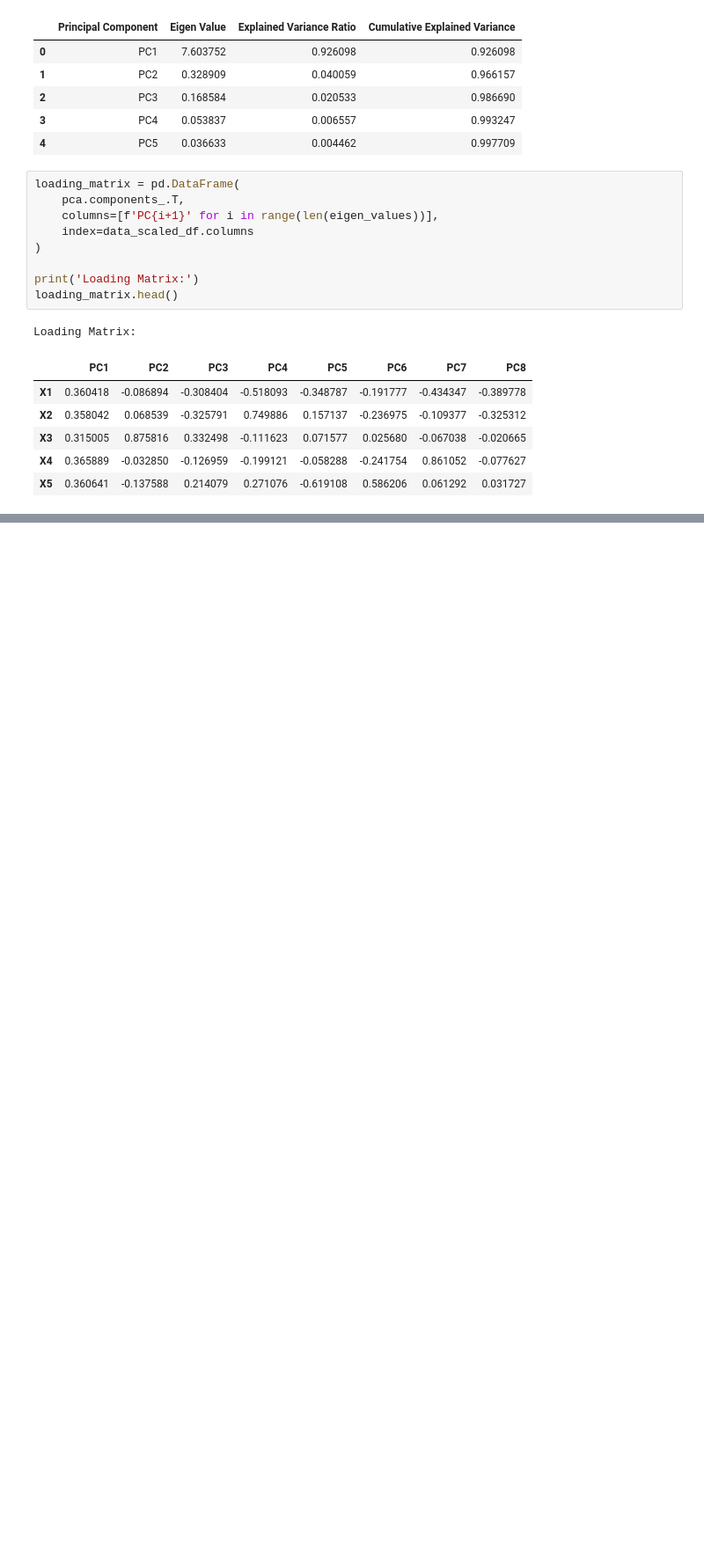
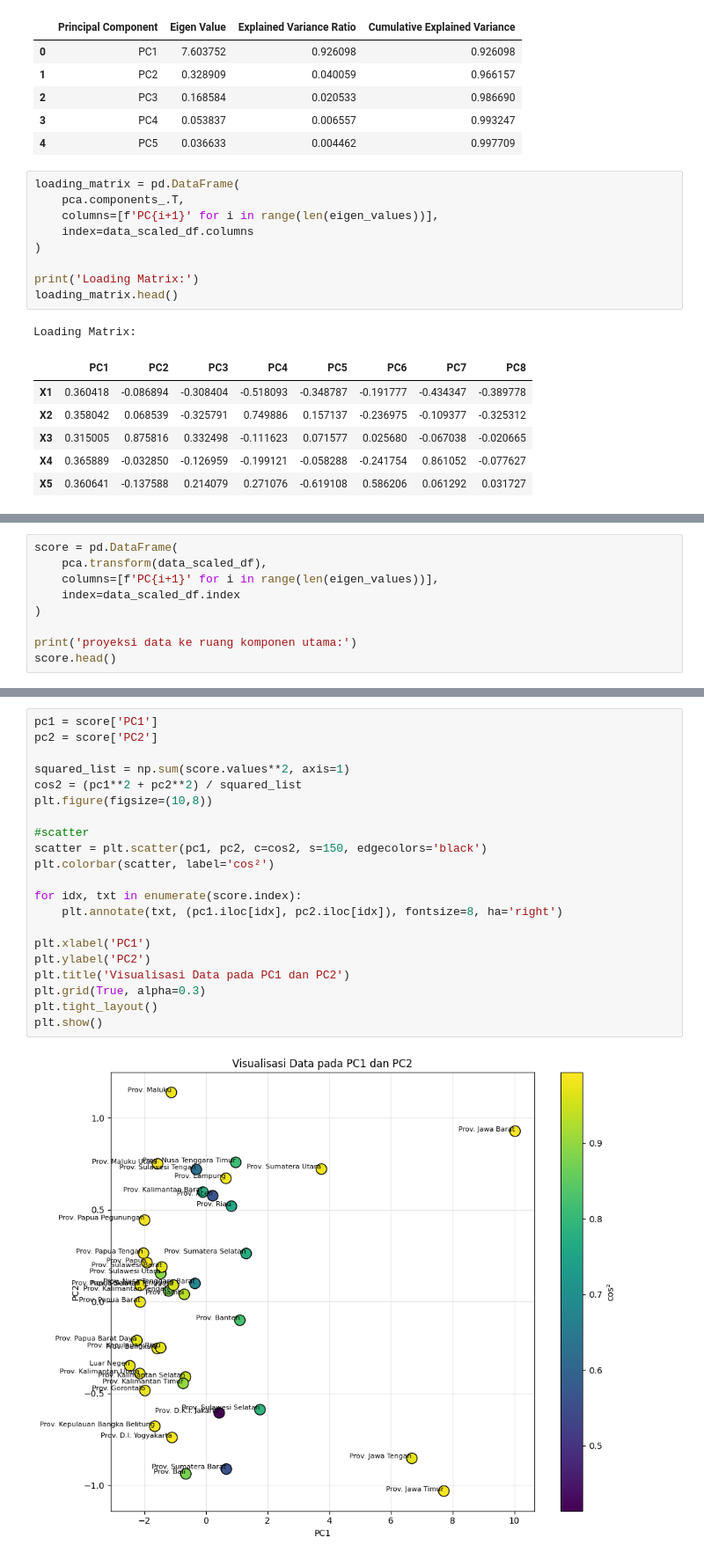
Before and after one commit to yowxy/Analysis-of-Education-in-indonesia, a Jupyter notebook: index.ipynb, the cells around one changed output, grey strips where cells are left out. Shown at 88% size. Saved outputs shown, nothing was run; the diff lists cells and outputs as text; blank space fills up the shorter version.

```diff
--- a/index.ipynb
+++ b/index.ipynb
@@ -162,0 +165,9 @@ Loading Matrix:
+# %%
+score = pd.DataFrame(
+    pca.transform(data_scaled_df),
+    columns=[f'PC{i+1}' for i in range(len(eigen_values))],
+    index=data_scaled_df.index
+)
+
+print('proyeksi data ke ruang komponen utama:')
+score.head()
@@ -162,0 +201,23 @@ Loading Matrix:
+# %%
+pc1 = score['PC1']
+pc2 = score['PC2']
+
+squared_list = np.sum(score.values**2, axis=1)
+cos2 = (pc1**2 + pc2**2) / squared_list
+plt.figure(figsize=(10,8))
+
+#scatter
+scatter = plt.scatter(pc1, pc2, c=cos2, s=150, edgecolors='black')
+plt.colorbar(scatter, label='cos²')
+
+for idx, txt in enumerate(score.index):
+    plt.annotate(txt, (pc1.iloc[idx], pc2.iloc[idx]), fontsize=8, ha='right')
+
+plt.xlabel('PC1')
+plt.ylabel('PC2')
+plt.title('Visualisasi Data pada PC1 dan PC2')
+plt.grid(True, alpha=0.3)
+plt.tight_layout()
+plt.show()
+# %% [output]
+[figure, added]
```
Also changed, not shown: parts of 5 cells of this notebook.
